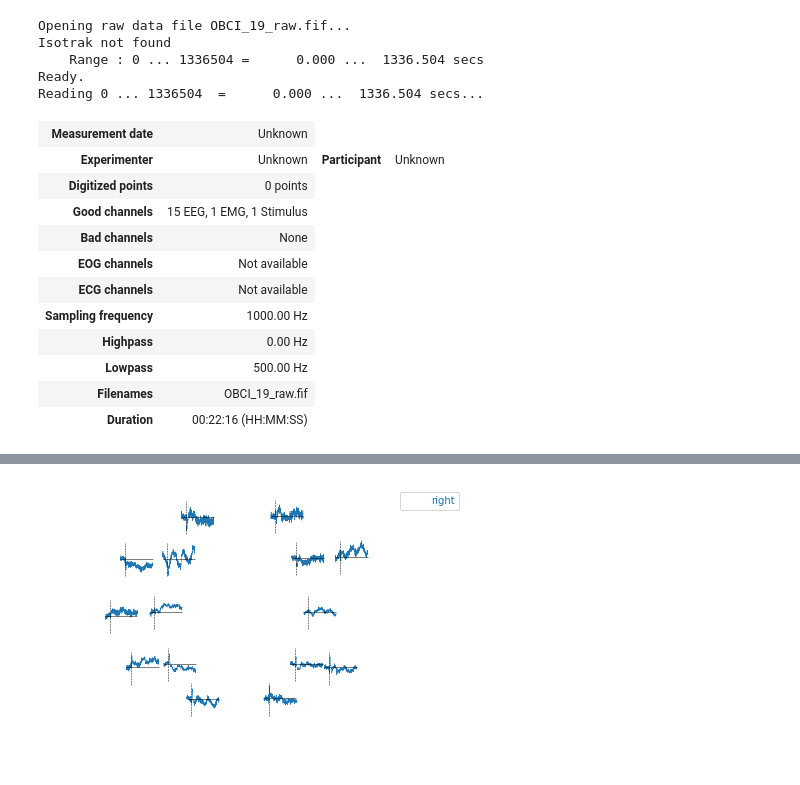
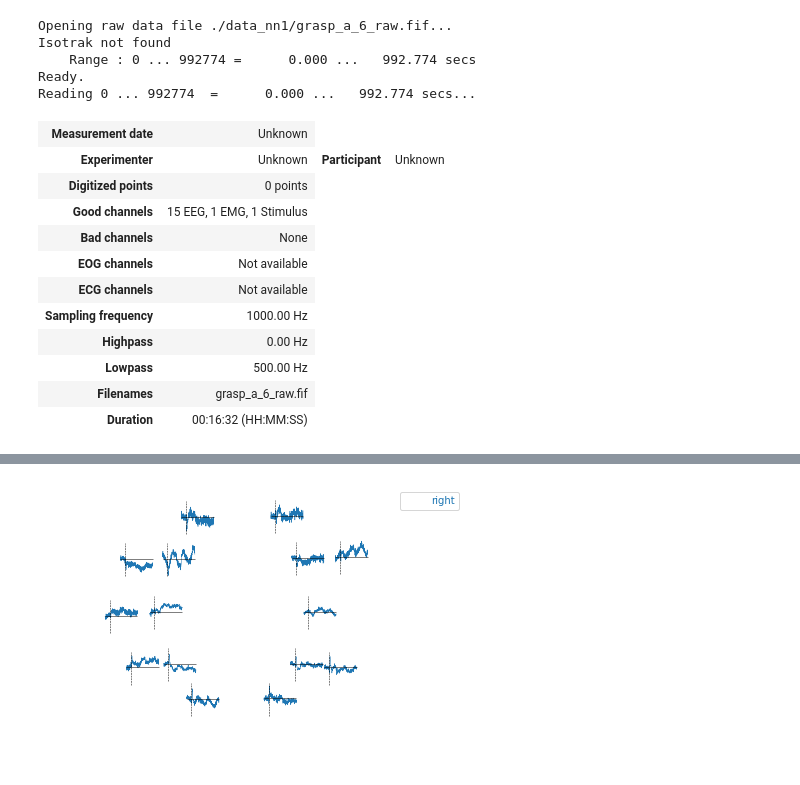
Before and after one commit to zeyus/CogNeuroExam, a Jupyter notebook: analysis2204.ipynb, the cells around one changed output, grey strips where cells are left out. Cells and saved outputs as stored; diff of their text form; code cells hidden in the pictures.

```diff
--- a/analysis2204.ipynb
+++ b/analysis2204.ipynb
@@ -6,30 +59,30 @@ job_arg = 8
 # %%
 
 # read mne-python format
-raw = mne.io.read_raw_fif('OBCI_19_raw.fif')
+raw = mne.io.read_raw_fif('./data_nn1/grasp_a_6_raw.fif')
 #raw = mne.io.concatenate_raws([raw_1, raw_2])
 montage = mne.channels.make_standard_montage('standard_1020')
 raw.set_montage(montage, verbose=False)
 raw.load_data()
 raw.pick_types(emg=True, eeg=True, stim=True, exclude=[])
 # %% [output]
-Opening raw data file OBCI_19_raw.fif...
+Opening raw data file ./data_nn1/grasp_a_6_raw.fif...
 Isotrak not found
-    Range : 0 ... 1336504 =      0.000 ...  1336.504 secs
+    Range : 0 ... 992774 =      0.000 ...   992.774 secs
 Ready.
-Reading 0 ... 1336504  =      0.000 ...  1336.504 secs...
+Reading 0 ... 992774  =      0.000 ...   992.774 secs...
 | Measurement date | Unknown |
 | Experimenter | Unknown | Participant | Unknown |
 | Digitized points | 0 points |
 | Good channels | 15 EEG, 1 EMG, 1 Stimulus |
 | Bad channels | None |
 | EOG channels | Not available |
 | ECG channels | Not available |
 | Sampling frequency | 1000.00 Hz |
 | Highpass | 0.00 Hz |
 | Lowpass | 500.00 Hz |
-| Filenames | OBCI_19_raw.fif |
-| Duration | 00:22:16 (HH:MM:SS) |
+| Filenames | grasp_a_6_raw.fif |
+| Duration | 00:16:32 (HH:MM:SS) |
 # %%
 plt = raw.plot(n_channels = 16, start = 300, duration = 10, scalings = dict(eeg = 10e-4), theme = 'dark')
 plt = raw.plot_psd(fmax=60.)
```
Also changed, not shown: parts of 11 cells of this notebook, 9 other files.
